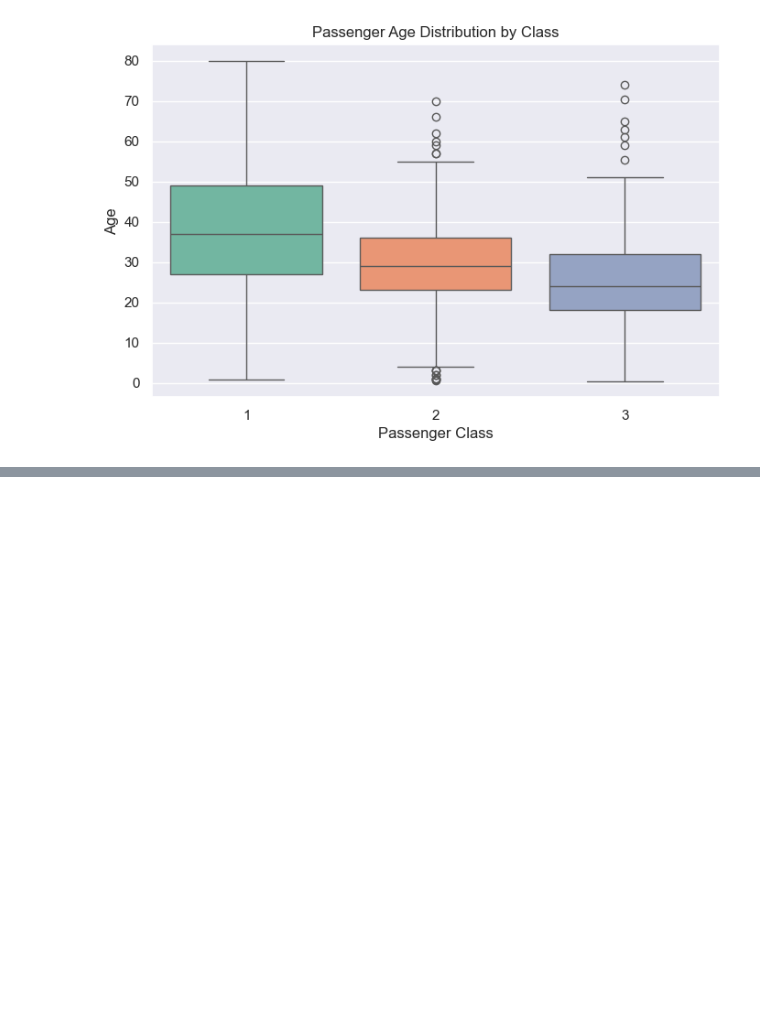
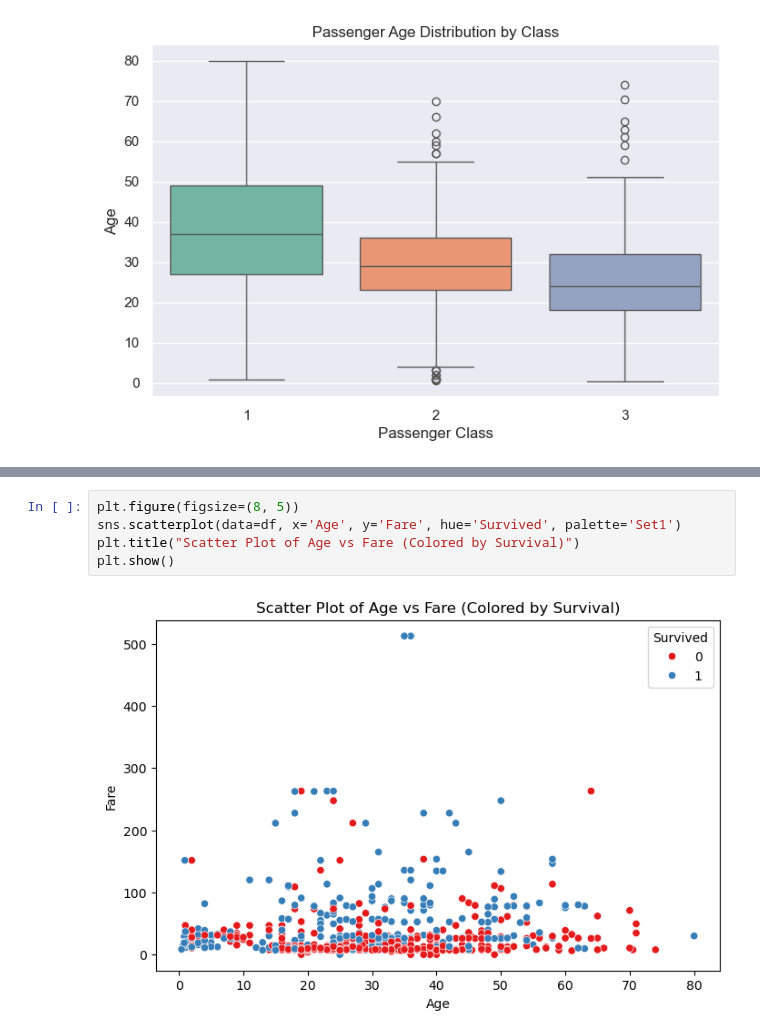
Before and after one commit to AchalMate/Complete-Data-Science-Guide, a Jupyter notebook: 03. Data Visualization using Python/Data Visualization.ipynb, the cells around one changed output, grey strips where cells are left out. Saved outputs shown, nothing was run; the diff lists cells and outputs as text; blank space fills up the shorter version.

```diff
--- a/03. Data Visualization using Python/Data Visualization.ipynb
+++ b/03. Data Visualization using Python/Data Visualization.ipynb
@@ -582,0 +596,7 @@ Passing `palette` without assigning `hue` is deprecated and will be removed in v
+# %%
+plt.figure(figsize=(8, 5))
+sns.scatterplot(data=df, x='Age', y='Fare', hue='Survived', palette='Set1')
+plt.title("Scatter Plot of Age vs Fare (Colored by Survival)")
+plt.show()
+# %% [output]
+[figure, added]
```
Also changed, not shown: parts of 15 cells of this notebook, 1 other file.
